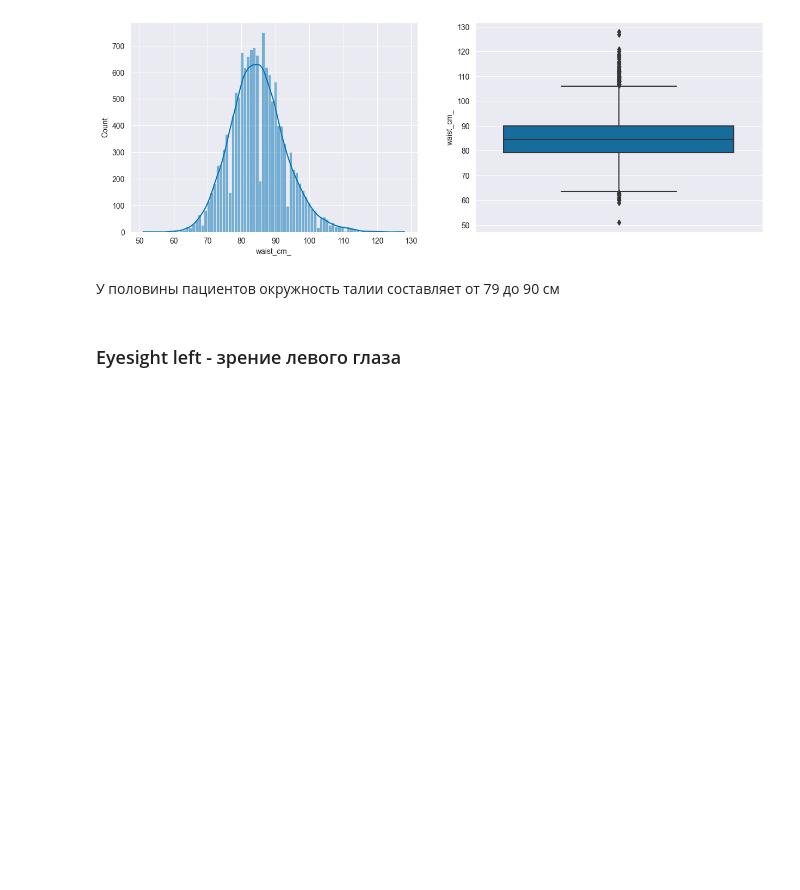
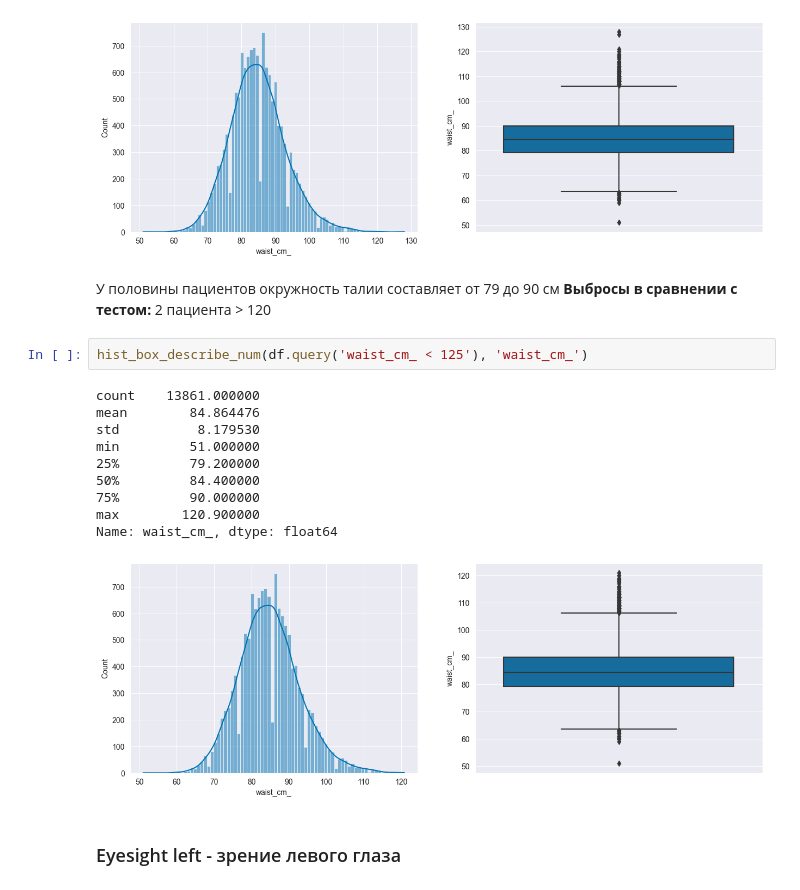
Before and after one commit to Zetis659/Data_Science_GM, a Jupyter notebook: Leopard_challenge_Classification/Leopard_challenge_Classification.ipynb, the cells around one changed output. Cells and saved outputs as stored; diff of their text form; blank space fills up the shorter version.

```diff
--- a/Leopard_challenge_Classification/Leopard_challenge_Classification.ipynb
+++ b/Leopard_challenge_Classification/Leopard_challenge_Classification.ipynb
@@ -479,6 +502,20 @@ Name: waist_cm_, dtype: float64
 [figure]
 # %% [markdown]
 У половины пациентов окружность талии составляет от 79 до 90 см
+**Выбросы в сравнении с тестом:** 2 пациента > 120
+# %%
+hist_box_describe_num(df.query('waist_cm_ < 125'), 'waist_cm_')
+# %% [output]
+count    13861.000000
+mean        84.864476
+std          8.179530
+min         51.000000
+25%         79.200000
+50%         84.400000
+75%         90.000000
+max        120.900000
+Name: waist_cm_, dtype: float64
+[figure, added]
 # %% [markdown]
 ### Eyesight left - зрение левого глаза
 # %%
```
Also changed, not shown: parts of 70 cells of this notebook.
